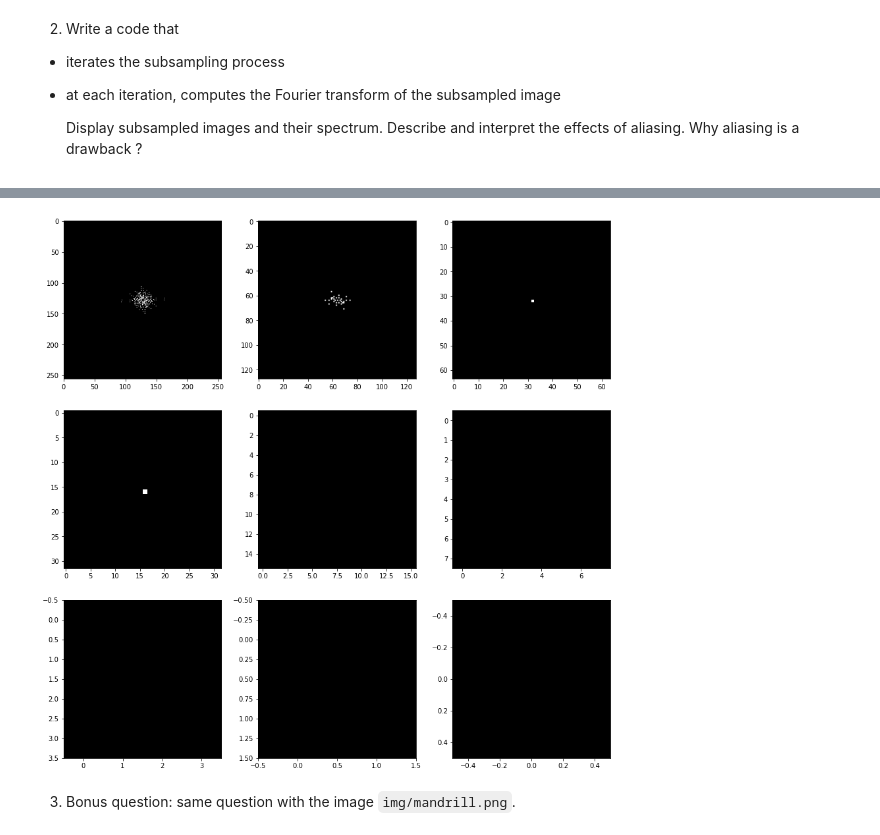
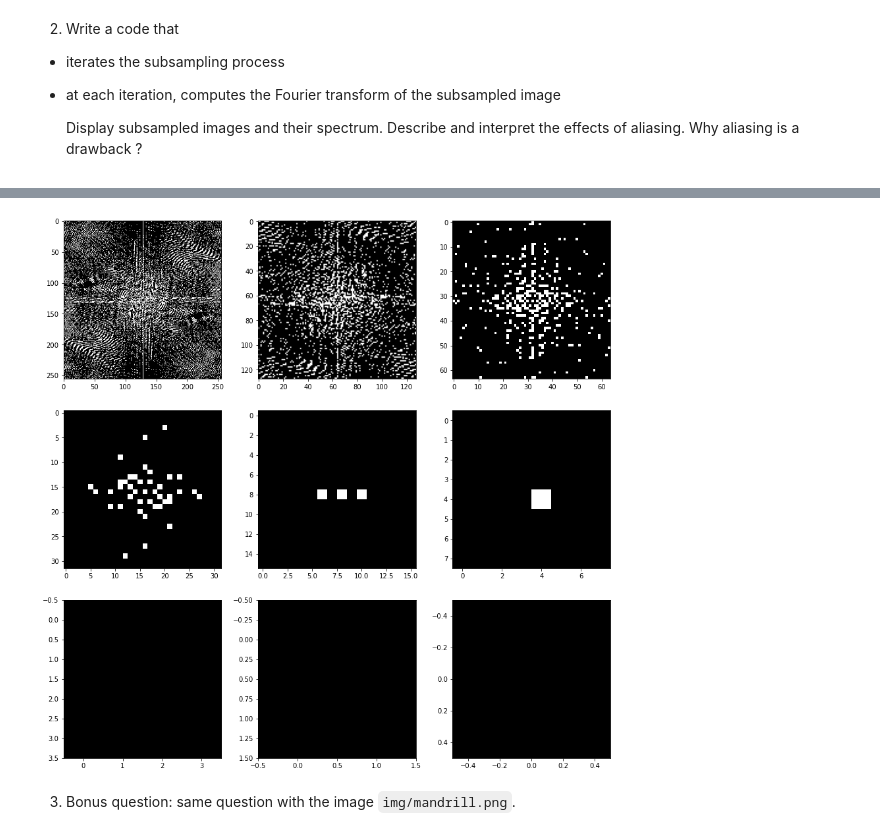
Before and after one commit to hanzopgp/MasterBioInformaticsPTs, a Jupyter notebook: S1/BIMA/TME3/TME3/TME3KordonDurand.ipynb, the cells around one changed output, grey strips where cells are left out. Saved outputs shown, nothing was run; the diff lists cells and outputs as text; code cells hidden in the pictures.

```diff
--- a/S1/BIMA/TME3/TME3/TME3KordonDurand.ipynb
+++ b/S1/BIMA/TME3/TME3/TME3KordonDurand.ipynb
@@ -289,10 +297,6 @@ imshow(barbara2)
 
    Display subsampled images and their spectrum. Describe and interpret the effects of aliasing. Why aliasing is a drawback ?
 # %%
-def thresholdImage(I,s):
-    return np.where((I<s),0,255)
-    """ Array*int -> Array """
-
 n=9
 threshold=1e5
 barbara3=barbara
@@ -302,5 +306,6 @@ fig=plt.figure(figsize=(15,15))
 for i in range(1,n+1):
     fig.add_subplot(int(np.sqrt(n)),int(np.sqrt(n)),i)
     barbara3=subSample2(barbara3)
+    print(barbara3.shape)
     plt.imshow(barbara3)
 # %% [output]
@@ -308,16 +325,14 @@ for i in range(1,n+1):
 # %%
 n=9
 threshold=1e5
 barbara3=barbara
-barbaralist=[]
 fig=plt.figure(figsize=(15,15))
 
 for i in range(1,n+1):
     fig.add_subplot(int(np.sqrt(n)),int(np.sqrt(n)),i)
     barbara3=subSample2(barbara3)
     ft_barbara3=fft2(barbara3)
     ft_barbara3=fftshift(ft_barbara3)
-    ft_barbara3=3*ft_barbara3
-    plt.imshow(thresholdImage(ft_barbara3, threshold))
+    plt.imshow(thresholdImage(ft_barbara3*50, threshold))
 # %% [output]
-[figure, old version]
+[figure, new version]
```
Also changed, not shown: parts of 27 cells of this notebook.
